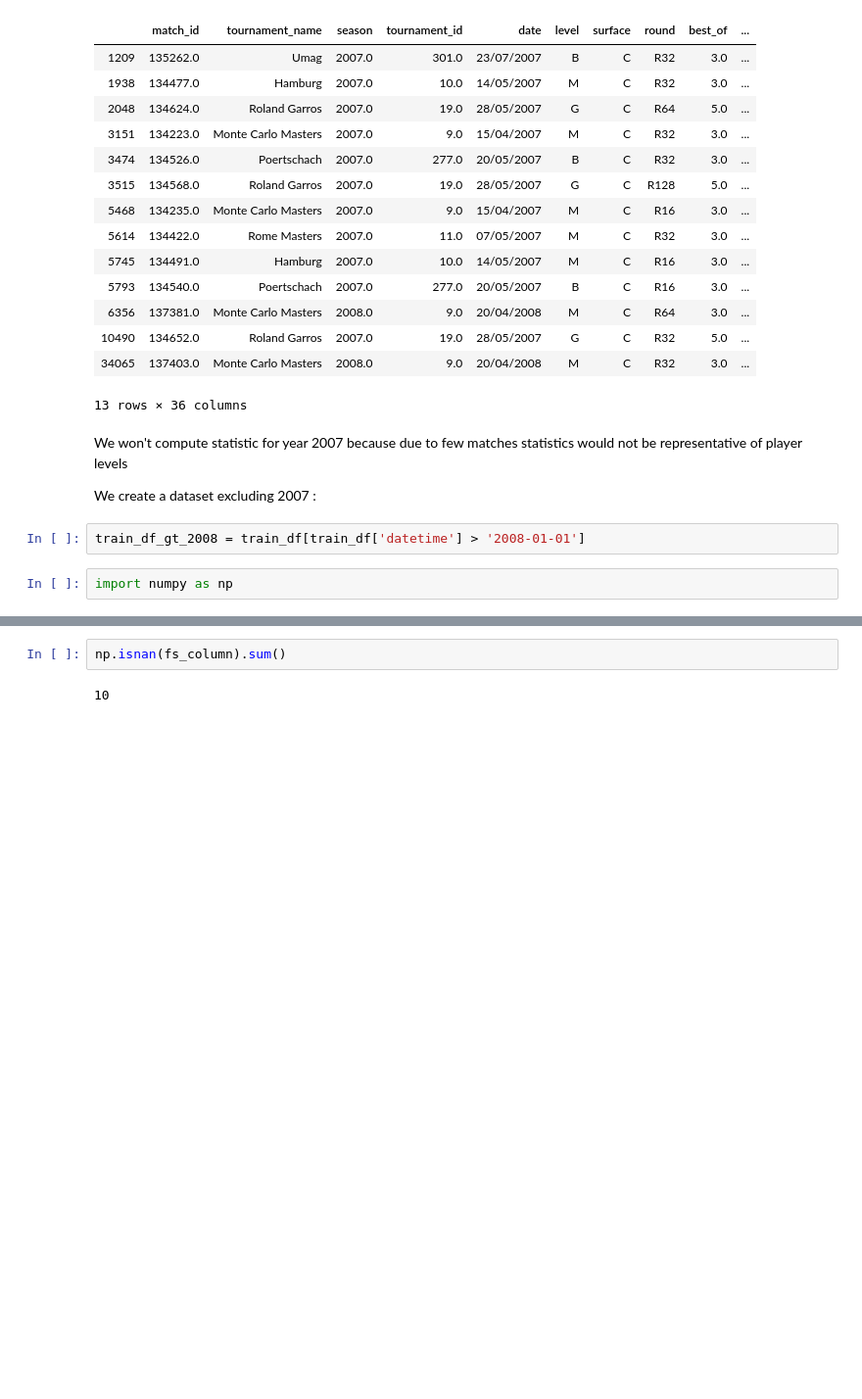
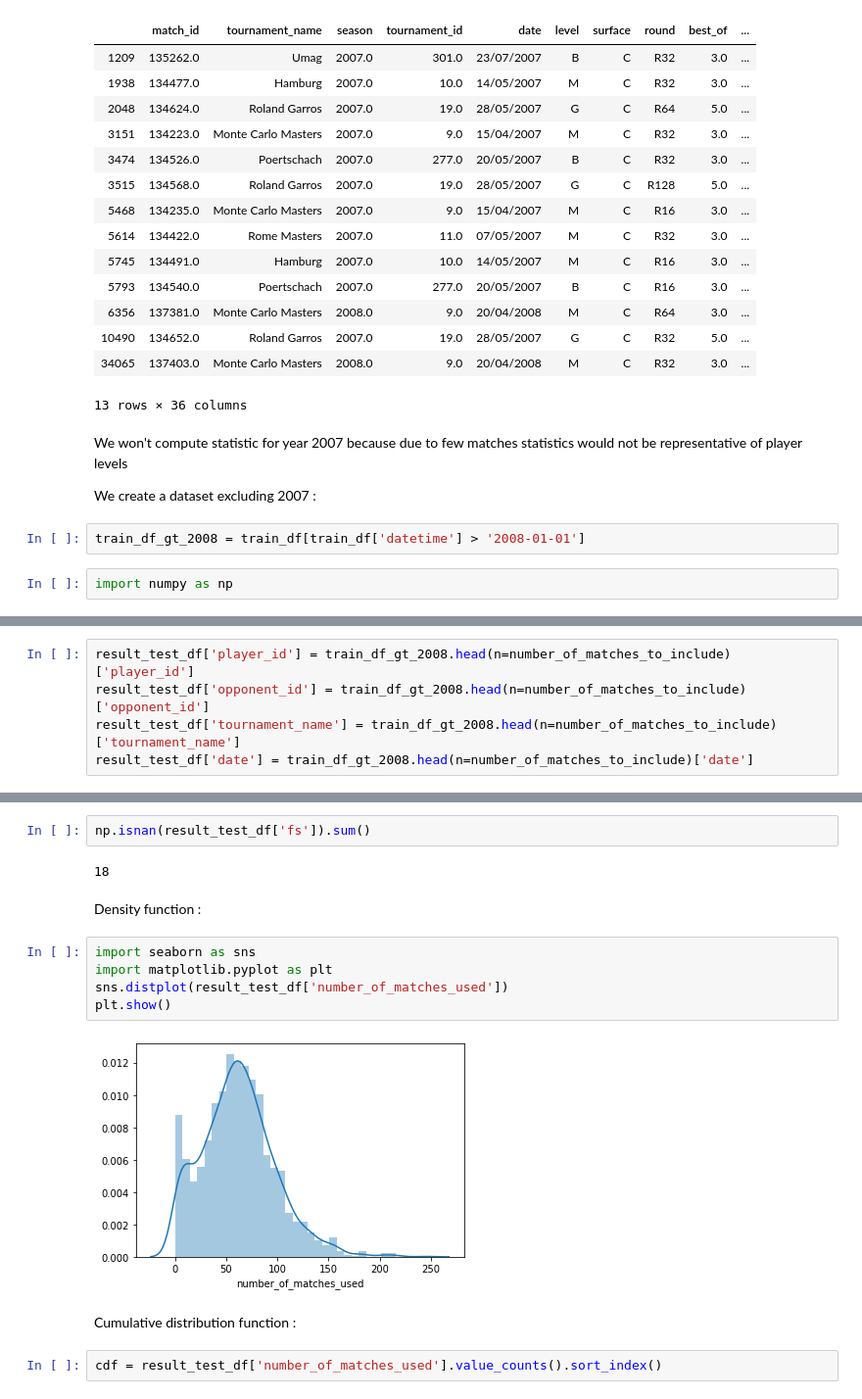
Before and after one commit to Thrynk/Tennis-prediction, a Jupyter notebook: big analysis/feature engineering/Historical averaging.ipynb, the cells around one changed output, grey strips where cells are left out. Shown at 98% size. Saved outputs shown, nothing was run; the diff lists cells and outputs as text; blank space fills up the shorter version.

```diff
--- a/big analysis/feature engineering/Historical averaging.ipynb
+++ b/big analysis/feature engineering/Historical averaging.ipynb
@@ -170,2 +210,7 @@ pbar.close()
 # %% [output]
 [interactive output not drawn]
+# %%
+result_test_df['player_id'] = train_df_gt_2008.head(n=number_of_matches_to_include)['player_id']
+result_test_df['opponent_id'] = train_df_gt_2008.head(n=number_of_matches_to_include)['opponent_id']
+result_test_df['tournament_name'] = train_df_gt_2008.head(n=number_of_matches_to_include)['tournament_name']
+result_test_df['date'] = train_df_gt_2008.head(n=number_of_matches_to_include)['date']
@@ -172,4 +238,17 @@ pbar.close()
 # %%
-np.isnan(fs_column).sum()
+np.isnan(result_test_df['fs']).sum()
 # %% [output]
-10
+18
+# %% [markdown]
+Density function :
+# %%
+import seaborn as sns
+import matplotlib.pyplot as plt
+sns.distplot(result_test_df['number_of_matches_used'])
+plt.show()
+# %% [output]
+[figure, added]
+# %% [markdown]
+Cumulative distribution function :
+# %%
+cdf = result_test_df['number_of_matches_used'].value_counts().sort_index()
```
Also changed, not shown: parts of 6 cells of this notebook.
